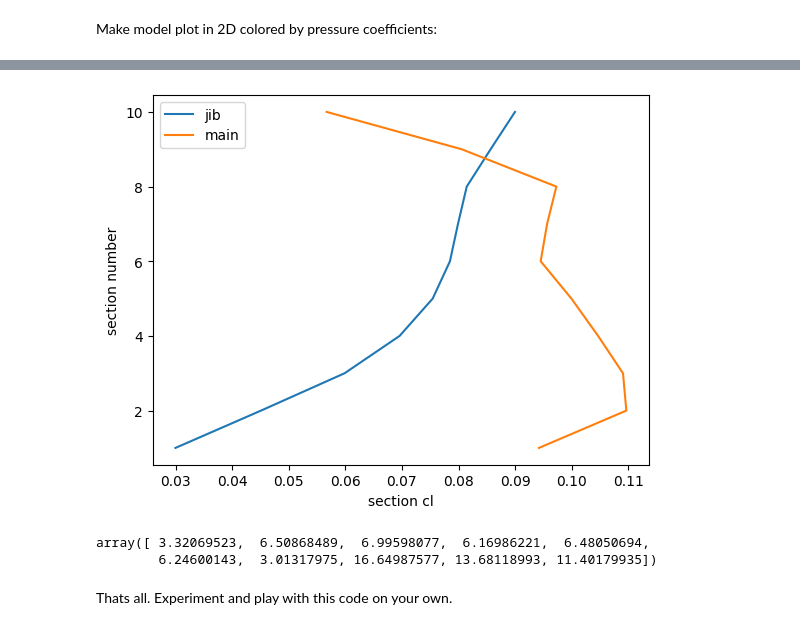
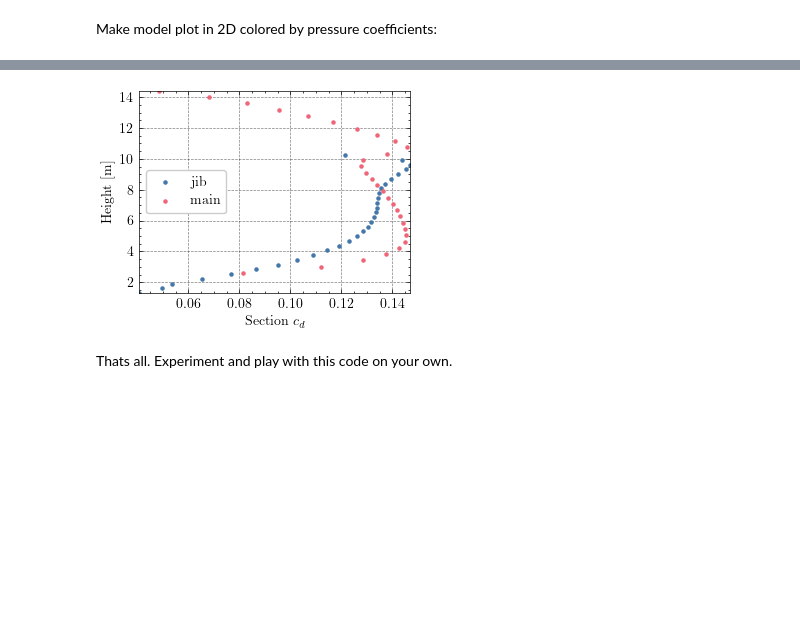
Before and after one commit to orgSailingVLM/pySailingVLM, a Jupyter notebook: pySailingVLM/examples/sailingvlm_example.ipynb, the cells around one changed output, grey strips where cells are left out. Drawn from its saved outputs; the diff is of its cells as text; code cells hidden in the pictures; blank space fills up the shorter version.

```diff
--- a/pySailingVLM/examples/sailingvlm_example.ipynb
+++ b/pySailingVLM/examples/sailingvlm_example.ipynb
@@ -34,8 +34,8 @@ out = Output(case_name='my_case_name',
              name=os.path.join("results_example_jib_and_mainsail_vlm", time.strftime("%Y-%m-%d_%Hh%Mm%Ss")),
              file_name='my_file_name')
 
-solver = Solver(n_spanwise=10,
-                n_chordwise=5,
+solver = Solver(n_spanwise=30,
+                n_chordwise=6,
                 interpolation_type='spline')
 
 conditions = Conditions(leeway_deg=5.,
@@ -186,15 +203,20 @@ cd = get_C(myvlm.panels, myvlm.areas, myvlm.drag, myvlm.inlet_conditions.V_app_i
 # %%
 import matplotlib.pyplot as plt
+import scienceplots
 %matplotlib inline
+
+plt.style.use(['science', 'grid'])
 section_number = np.arange(1, myvlm.n_spanwise+1, 1)
 
 fig = plt.figure()
 ax1 = fig.add_subplot(111)
 
-ax1.plot(cl[0], section_number, label='jib')
-ax1.plot(cl[1], section_number, label='main')
-plt.ylabel('section number')
-plt.xlabel('section cl')
-plt.legend(loc='upper left')
+ax1.scatter(y1_data_list[0], sail_section_mean_cp_z[0], label='jib', s=5)
+ax1.scatter(y1_data_list[1], sail_section_mean_cp_z[1], label='main', s=5)
+plt.ylabel('Height [m]')
+plt.xlabel(r'Section $c_l$')
+plt.legend(loc='center left')
 plt.show()
+ax1.autoscale(tight=True)
+plt.savefig('sailing_vlm_cl', dpi=300)
 # %% [output]
@@ -202,23 +225,24 @@ plt.show()
 # %%
 import matplotlib.pyplot as plt
+import scienceplots
 %matplotlib inline
+
+plt.style.use(['science', 'grid', 'bright'])
+
 section_number = np.arange(1, myvlm.n_spanwise+1, 1)
 
 fig = plt.figure()
 ax1 = fig.add_subplot(111)
 
-ax1.plot(cd[0], section_number, label='jib')
-ax1.plot(cd[1], section_number, label='main')
-plt.ylabel('section number')
-plt.xlabel('section cl')
-plt.legend(loc='upper left')
+ax1.scatter(y2_data_list[0], sail_section_mean_cp_z[0], label='jib', s=5)
+ax1.scatter(y2_data_list[1], sail_section_mean_cp_z[1], label='main', s=5)
+plt.ylabel('Height [m]')
+plt.xlabel(r'Section $c_d$')
+plt.legend(loc='center left')
+ax1.autoscale(tight=True)
+plt.savefig('sailing_vlm_cd', dpi=300)
 plt.show()
 # %% [output]
-[figure, old version]
+[figure, new version]
-# %%
-cd[1]
-# %% [output]
-array([ 3.32069523,  6.50868489,  6.99598077,  6.16986221,  6.48050694,
-        6.24600143,  3.01317975, 16.64987577, 13.68118993, 11.40179935])
 # %% [markdown]
 Thats all. Experiment and play with this code on your own.
```
Also changed, not shown: parts of 5 cells of this notebook, 18 other files.
